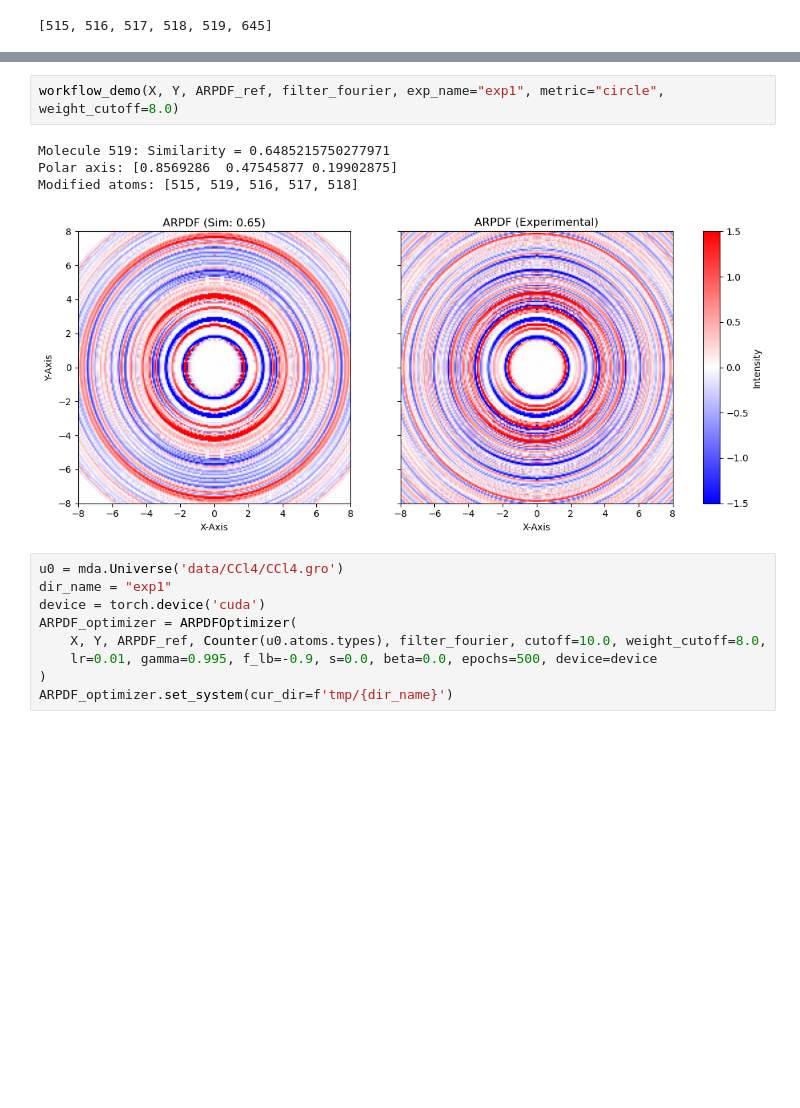
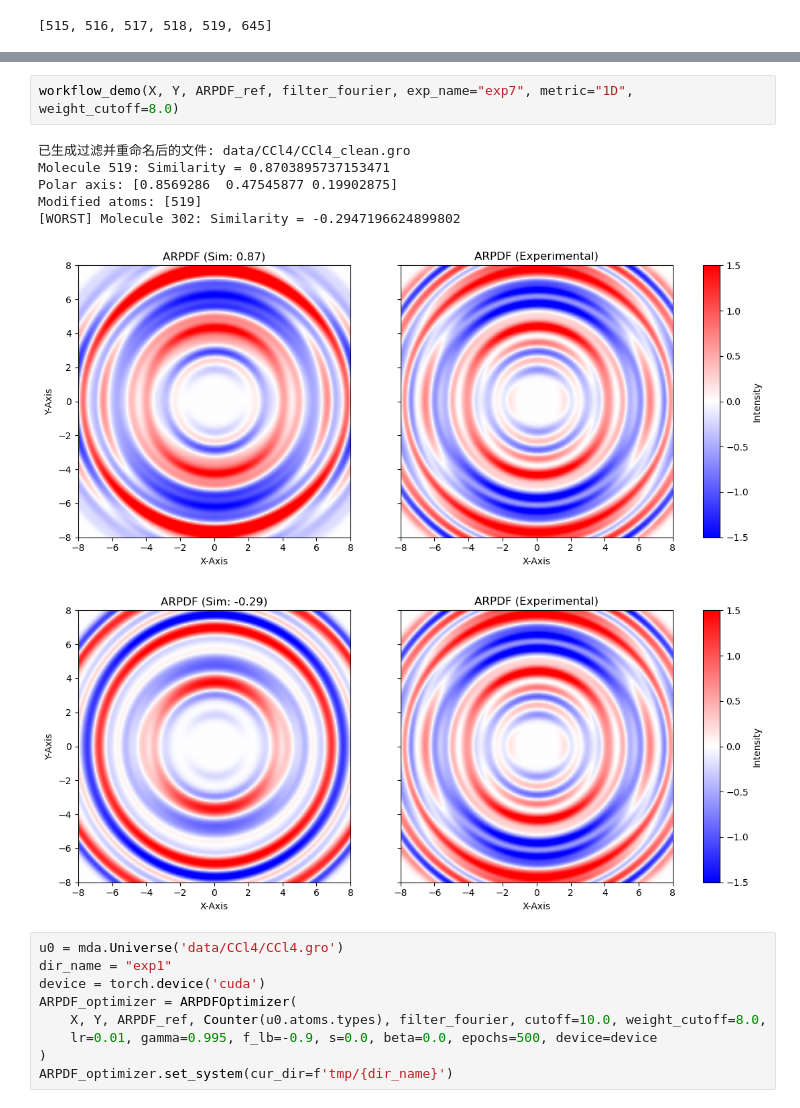
Before and after one commit to tfzx/ARPDF, a Jupyter notebook: experiment.ipynb, the cells around one changed output, grey strips where cells are left out. Drawn from its saved outputs; the diff is of its cells as text; blank space fills up the shorter version.

```diff
--- a/experiment.ipynb
+++ b/experiment.ipynb
@@ -44,10 +236,13 @@ Computing ARPDF...
 # %%
-workflow_demo(X, Y, ARPDF_ref, filter_fourier, exp_name="exp1", metric="circle", weight_cutoff=8.0)
+workflow_demo(X, Y, ARPDF_ref, filter_fourier, exp_name="exp7", metric="1D", weight_cutoff=8.0)
 # %% [output]
-Molecule 519: Similarity = 0.6485215750277971
+已生成过滤并重命名后的文件: data/CCl4/CCl4_clean.gro
+Molecule 519: Similarity = 0.8703895737153471
 Polar axis: [0.8569286  0.47545877 0.19902875]
-Modified atoms: [515, 519, 516, 517, 518]
+Modified atoms: [519]
+[WORST] Molecule 302: Similarity = -0.2947196624899802
-[figure, old version]
+[figure, new version]
+[figure, added]
 # %%
 u0 = mda.Universe('data/CCl4/CCl4.gro')
 dir_name = "exp1"
```
Also changed, not shown: parts of 9 cells of this notebook, 11 other files.
